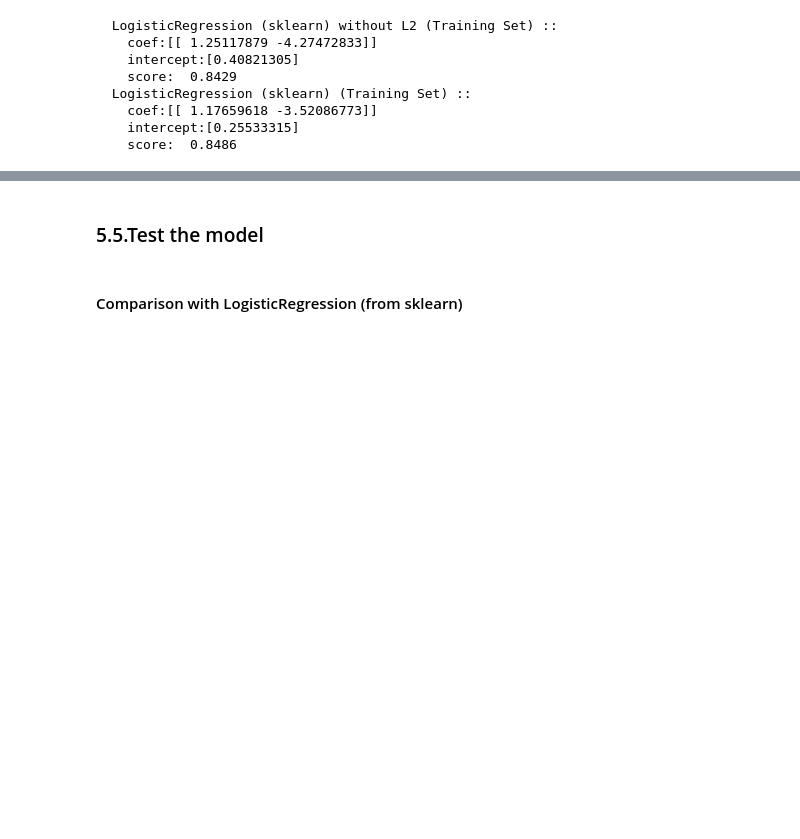
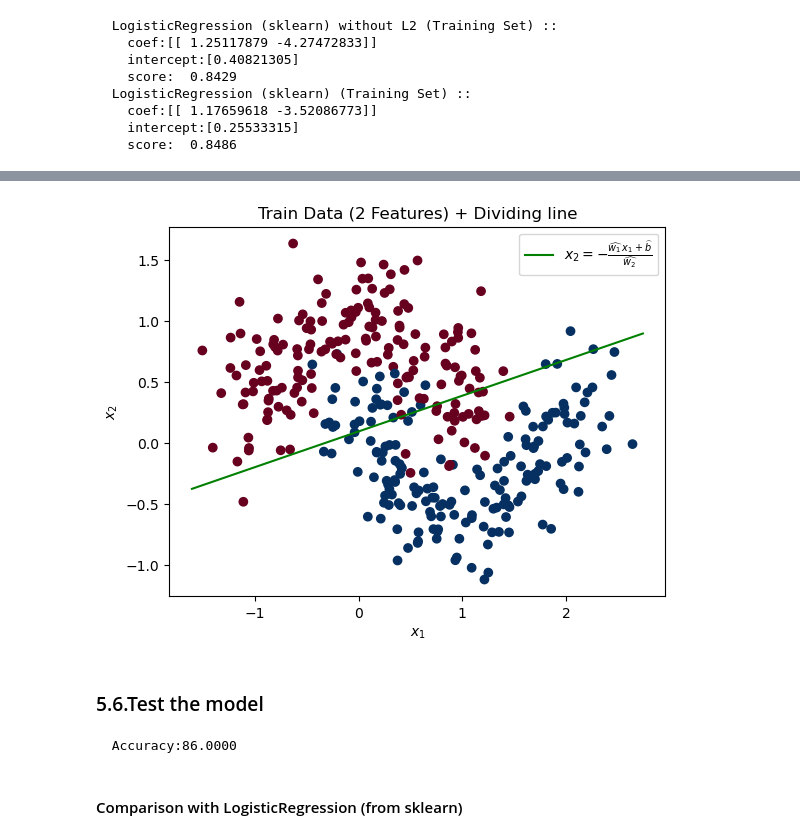
Before and after one commit to chpc-uofu/HandsOnML, a Jupyter notebook: notebooks/lecture1.ipynb, the cells around one changed output, grey strips where cells are left out. Saved outputs shown, nothing was run; the diff lists cells and outputs as text; code cells hidden in the pictures; blank space fills up the shorter version.

```diff
--- a/notebooks/lecture1.ipynb
+++ b/notebooks/lecture1.ipynb
@@ -638,2 +729,7 @@ plt.show()
 # %% [markdown]
 ### 5.4. Train the model
+# %%
+### Exercise
+# Here comes your code to train the model
+import binclas as bc
+lstCost, W,b = bc.train_model(X=X_train.T, Y=y_train[np.newaxis,:], num_epochs=20000, lr=0.05)
@@ -665,8 +799,28 @@ print(f"    score:{model2.score(X_train,y_train):8.4f}")
+# %%
+# Visualization of the training set + dividing line
+plt.scatter(X_train[:, 0], X_train[:, 1], c=y_train, cmap='RdBu')
+plt.title("Train Data (2 Features) + Dividing line")
+plt.xlabel(r"$x_1$")
+plt.ylabel(r"$x_2$")
+(x1_min, x1_max) = np.min(X_train[:,0]), np.max(X_train[:,0])
+delta = 0.1
+x1 = np.linspace(x1_min-delta,x1_max+delta,501)
+x2 = -(W[0]*x1 + b)/W[1]
+plt.plot(x1, x2,'g', label=r"$x_2 = - \frac{\widehat{w_1}\,x_1+\widehat{b}}{\widehat{w_2}}$")
+plt.legend()
+plt.show()
+# %% [output]
+[figure, added]
 # %% [markdown]
-### 5.5.Test the model
+### 5.6.Test the model
 # %%
 # Here comes your code to test the model
-# i.e. calculate the accuracy
+# Predict Labels
+y_pred = bc.predict_labels(X_test.T, W,b)
+acc = bc.accuracy(y_pred, y_test)
+print(f"  Accuracy:{acc:.4f}")
+# %% [output]
+  Accuracy:86.0000
 # %% [markdown]
 #### Comparison with LogisticRegression (from sklearn)
 # %%
```
Also changed, not shown: parts of 107 cells of this notebook, 2 other files.
